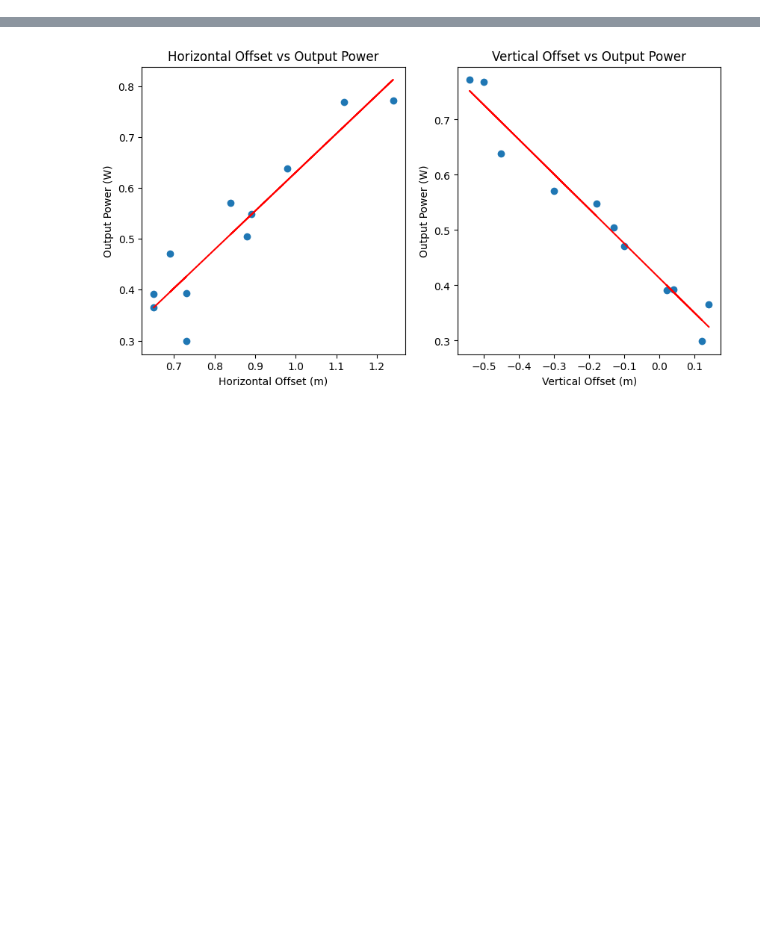
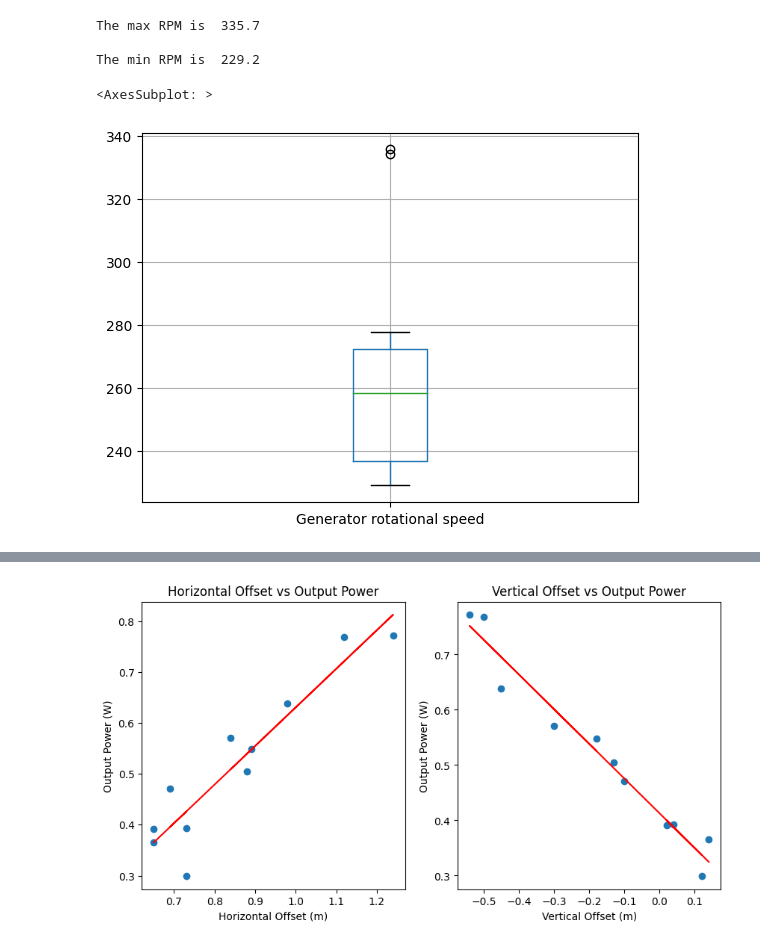
Before and after one commit to pilipb/DP4-code, a Jupyter notebook: testData.ipynb, the cells around one changed output, grey strips where cells are left out. Drawn from its saved outputs; the diff is of its cells as text; code cells hidden in the pictures; blank space fills up the shorter version.

Commit message:
more data processing

```diff
--- a/testData.ipynb
+++ b/testData.ipynb
@@ -12,0 +19,12 @@ df.head()
+# %%
+print('\nThe max RPM is ', max(df['Generator rotational speed']))
+print('\nThe min RPM is ', min(df['Generator rotational speed']))
+
+# show a box plot of the RPM data
+df.boxplot(column=['Generator rotational speed'])
+# %% [output]
+The max RPM is  335.7
+
+The min RPM is  229.2
+<AxesSubplot: >
+[figure, added]
```
Also changed, not shown: parts of 4 cells of this notebook, 1 other file.
